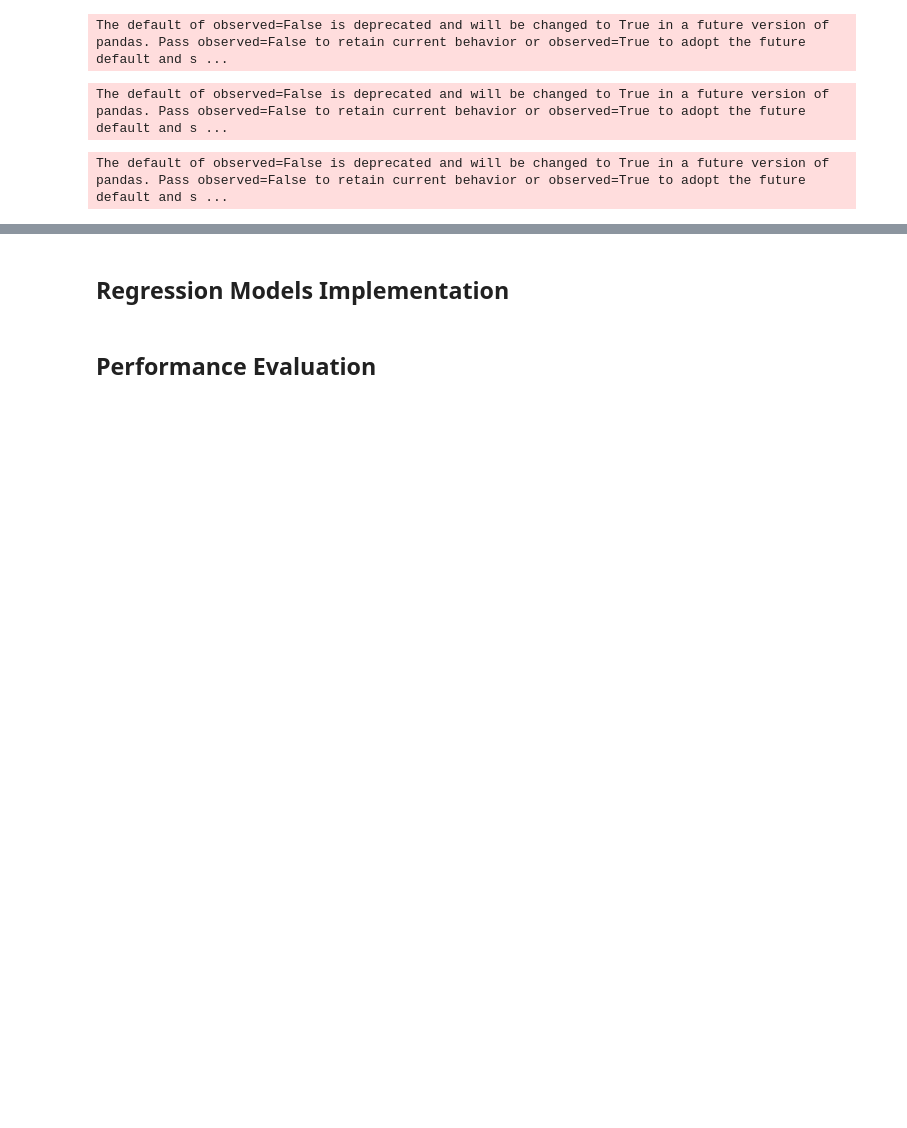
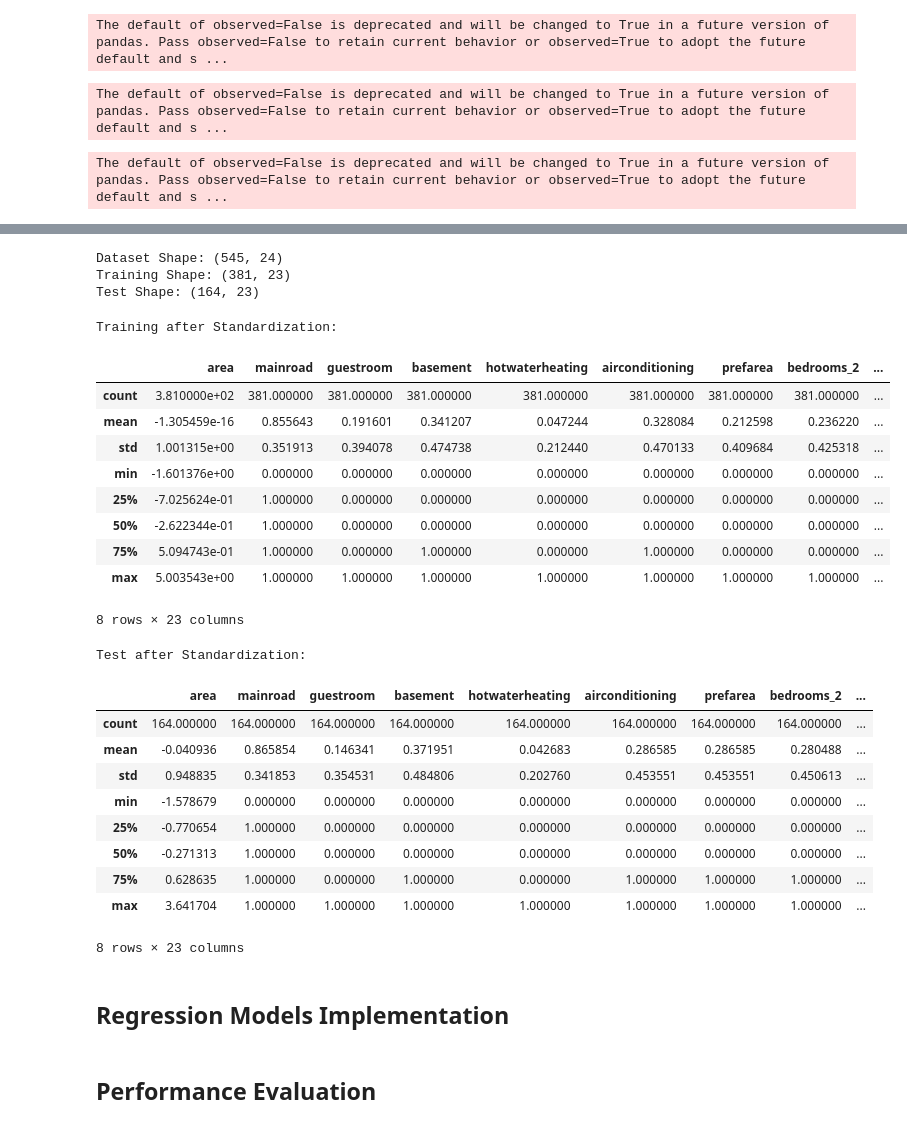
Before and after one commit to Silvano315/Prediction-model-for-a-real-estate-market, a Jupyter notebook: prediction_model.ipynb, the cells around one changed output, grey strips where cells are left out. Saved outputs shown, nothing was run; the diff lists cells and outputs as text; code cells hidden in the pictures; blank space fills up the shorter version.

```diff
--- a/prediction_model.ipynb
+++ b/prediction_model.ipynb
@@ -191,0 +199,5 @@ The default of observed=False is deprecated and will be changed to True in a fut
+# %%
+# Dummy Encoding for categorical features with unique value greater than 2
+
+df_encoded = data_engineering.apply_encoding(df_cleaned)
+df_encoded.head()
@@ -192,3 +212,51 @@ The default of observed=False is deprecated and will be changed to True in a fut
+# %%
+# Splitting dataset into training and test
+
+X = df_encoded.drop(columns=['price'])
+y = df_encoded.price
+
+X_train, X_test, y_train, y_test = train_test_split(X, y, test_size=0.3, random_state=RANDOM_SEED)
+
+print(f'Dataset Shape: {df_encoded.shape}')
+print(f'Training Shape: {X_train.shape}')
+print(f'Test Shape: {X_test.shape}')
+# %% [output]
+Dataset Shape: (545, 24)
+Training Shape: (381, 23)
+Test Shape: (164, 23)
+# %%
+# Feature Scaling with Standardization
+
+X_train_scaled, X_test_scaled = data_engineering.feature_scaling_standardization(X_train, X_test)
+
+print("Training after Standardization:")
+display(X_train_scaled.describe())
+
+print("Test after Standardization:")
+display(X_test_scaled.describe())
+# %% [output]
+Training after Standardization:
+|  | area | mainroad | guestroom | basement | hotwaterheating | airconditioning | prefarea | bedrooms_2 | ... |
+| count | 3.810000e+02 | 381.000000 | 381.000000 | 381.000000 | 381.000000 | 381.000000 | 381.000000 | 381.000000 | ... |
+| mean | -1.305459e-16 | 0.855643 | 0.191601 | 0.341207 | 0.047244 | 0.328084 | 0.212598 | 0.236220 | ... |
+| std | 1.001315e+00 | 0.351913 | 0.394078 | 0.474738 | 0.212440 | 0.470133 | 0.409684 | 0.425318 | ... |
+| min | -1.601376e+00 | 0.000000 | 0.000000 | 0.000000 | 0.000000 | 0.000000 | 0.000000 | 0.000000 | ... |
+| 25% | -7.025624e-01 | 1.000000 | 0.000000 | 0.000000 | 0.000000 | 0.000000 | 0.000000 | 0.000000 | ... |
+| 50% | -2.622344e-01 | 1.000000 | 0.000000 | 0.000000 | 0.000000 | 0.000000 | 0.000000 | 0.000000 | ... |
+| 75% | 5.094743e-01 | 1.000000 | 0.000000 | 1.000000 | 0.000000 | 1.000000 | 0.000000 | 0.000000 | ... |
+| max | 5.003543e+00 | 1.000000 | 1.000000 | 1.000000 | 1.000000 | 1.000000 | 1.000000 | 1.000000 | ... |
+8 rows × 23 columns
+Test after Standardization:
+|  | area | mainroad | guestroom | basement | hotwaterheating | airconditioning | prefarea | bedrooms_2 | ... |
+| count | 164.000000 | 164.000000 | 164.000000 | 164.000000 | 164.000000 | 164.000000 | 164.000000 | 164.000000 | ... |
+| mean | -0.040936 | 0.865854 | 0.146341 | 0.371951 | 0.042683 | 0.286585 | 0.286585 | 0.280488 | ... |
+| std | 0.948835 | 0.341853 | 0.354531 | 0.484806 | 0.202760 | 0.453551 | 0.453551 | 0.450613 | ... |
+| min | -1.578679 | 0.000000 | 0.000000 | 0.000000 | 0.000000 | 0.000000 | 0.000000 | 0.000000 | ... |
+| 25% | -0.770654 | 1.000000 | 0.000000 | 0.000000 | 0.000000 | 0.000000 | 0.000000 | 0.000000 | ... |
+| 50% | -0.271313 | 1.000000 | 0.000000 | 0.000000 | 0.000000 | 0.000000 | 0.000000 | 0.000000 | ... |
+| 75% | 0.628635 | 1.000000 | 0.000000 | 1.000000 | 0.000000 | 1.000000 | 1.000000 | 1.000000 | ... |
+| max | 3.641704 | 1.000000 | 1.000000 | 1.000000 | 1.000000 | 1.000000 | 1.000000 | 1.000000 | ... |
+8 rows × 23 columns
 # %% [markdown]
 ## Regression Models Implementation
 # %% [markdown]
```
Also changed, not shown: parts of 3 cells of this notebook.
